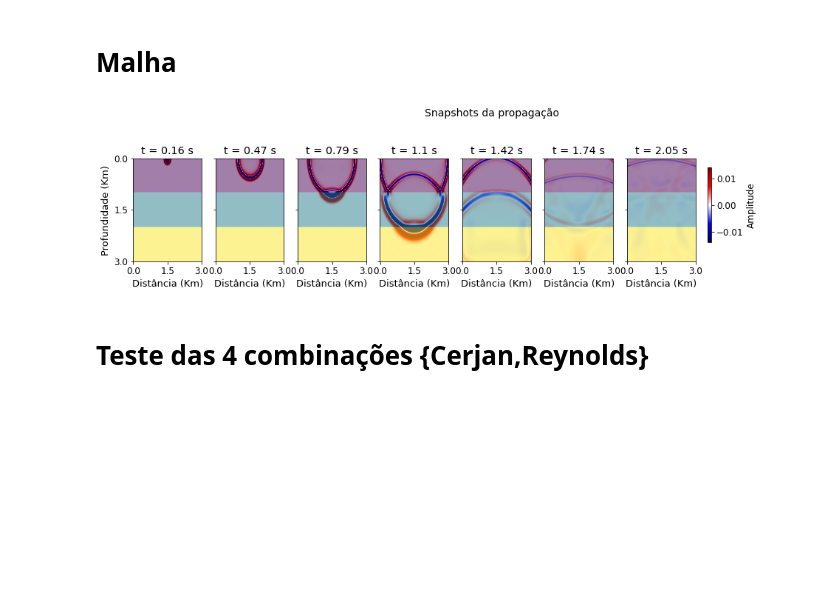
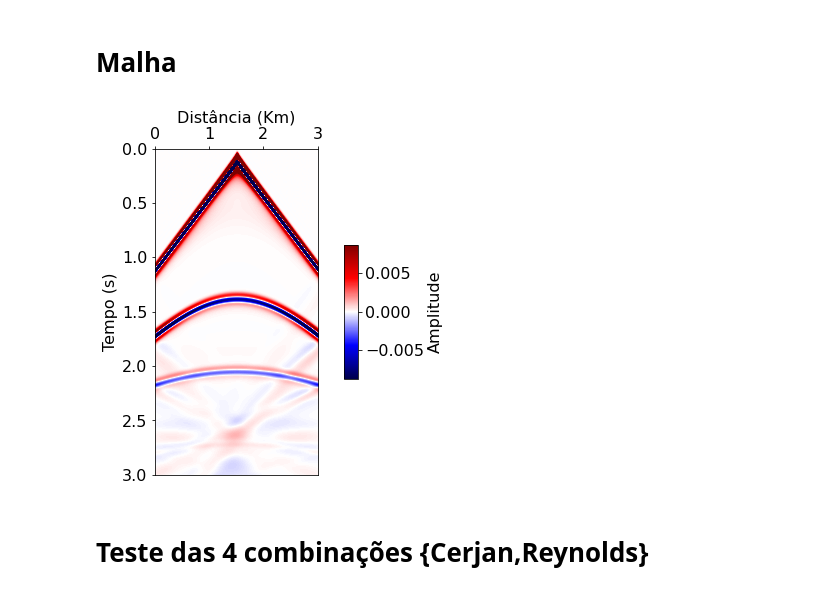
Before and after one commit to thiago-carneiro/mestrado, a Jupyter notebook: procSinais/modelagem.ipynb, the cells around one changed output. Cells and saved outputs as stored; diff of their text form; code cells hidden in the pictures; blank space fills up the shorter version.

```diff
--- a/procSinais/modelagem.ipynb
+++ b/procSinais/modelagem.ipynb
@@ -13,18 +13,18 @@ import matplotlib.pyplot as plt
 # %%
 class modelo():
     def __init__(self, Nx = 300, Nz = 300) -> None:
-        self.mod.Nx=Nx#300
-        self.mod.Nz=Nz#300
-        self.vp=np.zeros((self.mod.Nz, self.mod.Nx))
-        self.mod.Na=0
+        self.Nx=Nx#300
+        self.Nz=Nz#300
+        self.vp=np.zeros((self.Nz, self.Nx))
+        self.Na=0
         self.fat = 0
-        self.fat_c = np.ones((self.mod.Nz, self.mod.Nx))
+        self.fat_c = np.ones((self.Nz, self.Nx))
     def cria_bordas_cerjan(self,Na = 50,fat=0.0025):
-        self.mod.Na = Na
+        self.Na = Na
         self.fat = fat
 
-        Nzz = self.mod.Nz + 2*self.mod.Na
-        Nxx = self.mod.Nx + 2*self.mod.Na
+        Nzz = self.Nz + 2*self.Na
+        Nxx = self.Nx + 2*self.Na
         ext_vp=np.zeros((Nzz,Nxx))
         ext_vp[Na:-Na,Na:-Na]=self.vp
         for i in range(Na+1):
@@ -33,8 +33,8 @@ class modelo():
             ext_vp[:,i]=ext_vp[:,Na+1]
             ext_vp[:,-i-1]=ext_vp[:,-Na-1]
         self.vp=ext_vp
-        self.mod.Nz=Nzz
-        self.mod.Nx=Nxx
+        self.Nz=Nzz
+        self.Nx=Nxx
 
 #        self.fat_c = [exp(-((self.fat*(Na-i))**2)) for i in range(Na)]
         self.fat_c = np.ones((Nzz,Nxx))
@@ -65,9 +65,9 @@ modelo_homogeneo().plot()
 class modelo_paralelas(modelo):
     def __init__(self, Nx = 300, Nz = 300, v = [1500, 3000, 5000]) -> None:
         super().__init__(Nx,Nz)
-        self.vp[:int(self.mod.Nz/3),:]=v[0]#1500
-        self.vp[int(self.mod.Nz/3):int(2*self.mod.Nz/3),:]=v[1]#3000
-        self.vp[int(2*self.mod.Nz/3):,:]=v[2]#5000
+        self.vp[:int(self.Nz/3),:]=v[0]#1500
+        self.vp[int(self.Nz/3):int(2*self.Nz/3),:]=v[1]#3000
+        self.vp[int(2*self.Nz/3):,:]=v[2]#5000
 
-modelo_paralelas(500,300).cria_bordas_cerjan().plot_fator_cerjan()
+modelo_paralelas(500,300).cria_bordas_cerjan().plot()#_fator_cerjan()
 # %% [output]
@@ -187,7 +187,7 @@ fonte_sismica().plot()
 # Malha
 # %%
 class malha():
-    def __init__(self, modelo, fonte, cerjan = False, reynolds = False,rec_shotz=5,init_shot_z=5,init_shot_x=150) -> None:
+    def __init__(self, modelo, fonte=fonte_sismica(), cerjan = False, reynolds = False,rec_shotz=5,init_shot_z=5,init_shot_x=150) -> None:
         self.mod = modelo
         self.fnt = fonte
         self.cerjan=cerjan
@@ -197,13 +197,15 @@ class malha():
             self.mod.cria_bordas_cerjan()
 
         self.h = 10
-        self.C = np.zeros((self.mod.Nz, self.mod.Nx))                # Matriz para simplificação da equação da onda discretizada
-        self.A = np.zeros((self.mod.Nz, self.mod.Nx))                # Matriz para simplificação da equação de bordas não reflexivas
+#        self.C = np.zeros((self.Nz, self.mod.Nx))                # Matriz para simplificação da equação da onda discretizada
+#        self.A = np.zeros((self.mod.Nz, self.mod.Nx))                # Matriz para simplificação da equação de bordas não reflexivas
 
-        for i in range(self.mod.Nz):
+        self.A = self.mod.vp * (self.fnt.dt/self.h)
+        self.C = - (self.A**2)/12
+        """for i in range(self.mod.Nz):
             for k in range(self.mod.Nx):
                 self.A[i, k] = self.mod.vp[i, k] * (self.fnt.dt/self.h)
-                self.C[i, k] = - (self.A[i, k] ** 2) / 12
+                self.C[i, k] = - (self.A[i, k] ** 2) / 12"""
 
         self.rec_shotz = rec_shotz+self.mod.Na # profundidade, em pontos da malha, dos receptores (horizontalmente os receptores estão em todos os pontos nessa profundidade [rec_shotz,:])
         self.init_shot_z = init_shot_z+self.mod.Na # posição vertical, em pontos da malha, da fonte sísmica
@@ -339,36 +341,36 @@ class malha():
         plt.rc('ytick', labelsize=12)
         plt.rcParams.update({'font.size':12})
 
         ## Formatação do gráfico
         fig, ax = plt.subplots(nrows=1,ncols=n_plots,figsize=(18,4),sharey=True)
         ax[0].set_ylabel('Profundidade (Km)', fontsize=13)
         ax[0].set_yticks([0,int((self.mod.Nz-2*self.mod.Na)/2)-1,(self.mod.Nz-2*self.mod.Na)-1])
         ax[0].set_yticklabels(np.round(np.linspace(0,(Zmax),num=3),1))
 
         # Título geral da imagem
         fig.suptitle('Snapshots da propagação', fontsize=14)
 
         for i in range(len(ax)):
             im=ax[i].imshow(self.P_snaps[plot_snaps[i],self.mod.Na:self.mod.Nz-self.mod.Na,self.mod.Na:self.mod.Nx-self.mod.Na], cmap='seismic', vmin=-max_snap*10**(-1), vmax=max_snap*10**(-1),aspect=1.5)
             ax[i].imshow(self.mod.vp[self.mod.Na:self.mod.Nz-self.mod.Na,self.mod.Na:self.mod.Nx-self.mod.Na],aspect=1.5,alpha=0.5)
             ax[i].set_title("t = {} s".format(snap_time[i]))
             ax[i].set_xlabel('Distância (Km)', fontsize=13)
             ax[i].set_xticks([0,int((self.mod.Nx-2*self.mod.Na)/2),self.mod.Nx-2*self.mod.Na])
             ax[i].set_xticklabels(np.round(np.linspace(0,(Xmax),num=3),1))
 
         # Configuração da barra de cores que representa as faixa de valores das amplitudes do campo de onda
         fig.subplots_adjust(right=0.7125)
         cbar_ax = fig.add_axes([0.825, 0.35, 0.1, 0.35])
         cbar_ax.set_yticks([])
         cbar_ax.set_xticks([])
         cbar_ax.axis("off")
         cbar = fig.colorbar(im, ax=cbar_ax, fraction=2, pad=0.005, label='Amplitude')
 
         plt.show()
-#malha(modelo_paralelas(),fonte_sismica(),cerjan=True,reynolds=True).modelagem().plot(remover_onda_direta=True)
-malha(modelo_paralelas(),fonte_sismica(),cerjan=True,reynolds=True).modelagem().plot_snaps(7)
+malha(modelo_paralelas(),cerjan=True,reynolds=True).modelagem().plot(remover_onda_direta=False)
+#malha(modelo_paralelas(),fonte_sismica(),cerjan=True,reynolds=True).modelagem().plot_snaps(7)
 # %% [output]
-[figure, old version]
+[figure, new version]
 # %% [markdown]
 # Teste das 4 combinações {Cerjan,Reynolds}
 # %%
```
Also changed, not shown: parts of 8 cells of this notebook.
